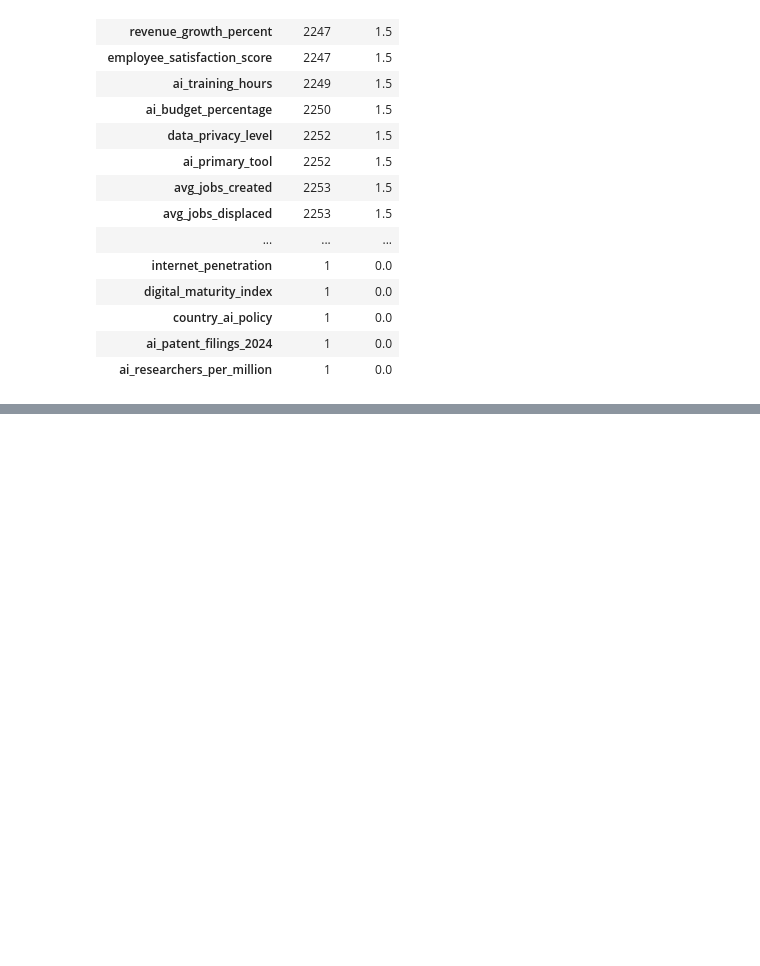
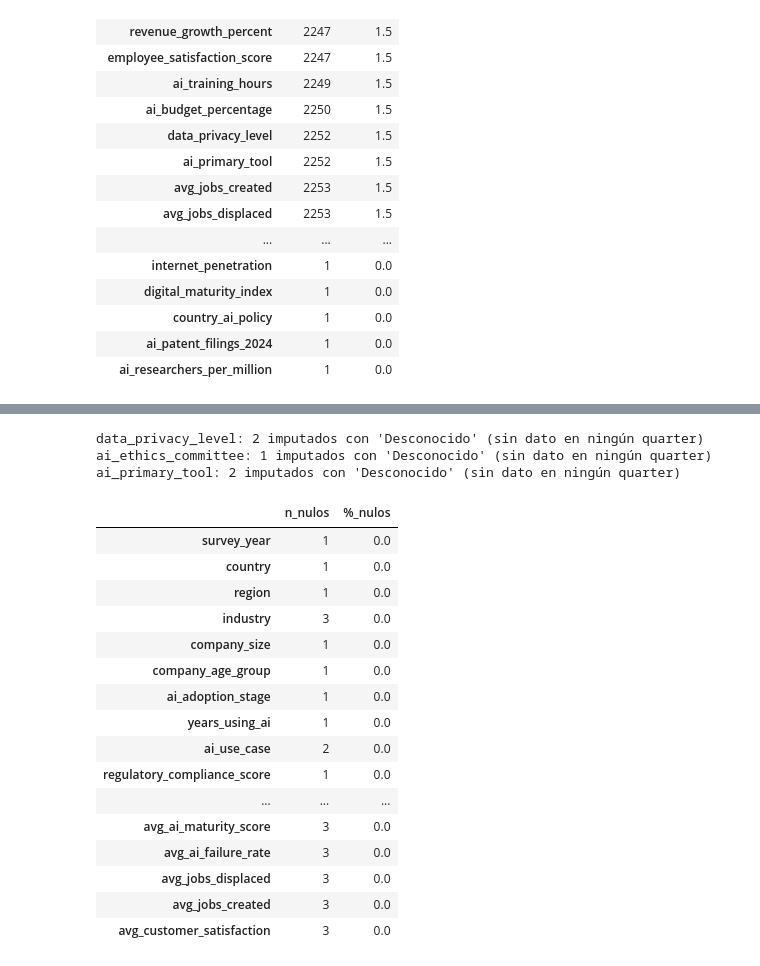
Before and after one commit to Franncippi/Proyecto-mentoria-M09, a Jupyter notebook: 01_analisis_exploratorio.ipynb, the cells around one changed output, grey strips where cells are left out. Saved outputs shown, nothing was run; the diff lists cells and outputs as text; code cells hidden in the pictures; blank space fills up the shorter version.

```diff
--- a/01_analisis_exploratorio.ipynb
+++ b/01_analisis_exploratorio.ipynb
@@ -994,0 +1124,49 @@ resumen_nulos
+# %%
+ruidosas = ["data_privacy_level", "ai_ethics_committee", "ai_primary_tool"]
+
+for col in ruidosas:
+    moda_empresa = df_final.groupby("company_id")[col].transform(
+        lambda s: s.mode().iloc[0] if not s.mode().empty else np.nan
+    )
+    df_final[col] = df_final[col].fillna(moda_empresa)
+
+for col in ruidosas:
+    restantes = df_final[col].isnull().sum()
+    if restantes > 0:
+        df_final[col] = df_final[col].fillna("Desconocido")
+        print(f"{col}: {restantes} imputados con 'Desconocido' (sin dato en ningún quarter)")
+# %% [output]
+data_privacy_level: 2 imputados con 'Desconocido' (sin dato en ningún quarter)
+ai_ethics_committee: 1 imputados con 'Desconocido' (sin dato en ningún quarter)
+ai_primary_tool: 2 imputados con 'Desconocido' (sin dato en ningún quarter)
+# %%
+df_final["survey_source"] = df_final["survey_source"].fillna("Desconocido")
+# %%
+nulos = df_final.isnull().sum()
+proporcion = (nulos / len(df_final) * 100).round(2)
+
+resumen_nulos = pd.DataFrame({
+    "n_nulos": nulos,
+    "%_nulos": proporcion
+})
+
+resumen_nulos = resumen_nulos[resumen_nulos["n_nulos"] > 0].sort_values("%_nulos", ascending=False)
+resumen_nulos
+# %% [output]
+|  | n_nulos | %_nulos |
+| survey_year | 1 | 0.0 |
+| country | 1 | 0.0 |
+| region | 1 | 0.0 |
+| industry | 3 | 0.0 |
+| company_size | 1 | 0.0 |
+| company_age_group | 1 | 0.0 |
+| ai_adoption_stage | 1 | 0.0 |
+| years_using_ai | 1 | 0.0 |
+| ai_use_case | 2 | 0.0 |
+| regulatory_compliance_score | 1 | 0.0 |
+| ... | ... | ... |
+| avg_ai_maturity_score | 3 | 0.0 |
+| avg_ai_failure_rate | 3 | 0.0 |
+| avg_jobs_displaced | 3 | 0.0 |
+| avg_jobs_created | 3 | 0.0 |
+| avg_customer_satisfaction | 3 | 0.0 |
```
Also changed, not shown: parts of 14 cells of this notebook.
